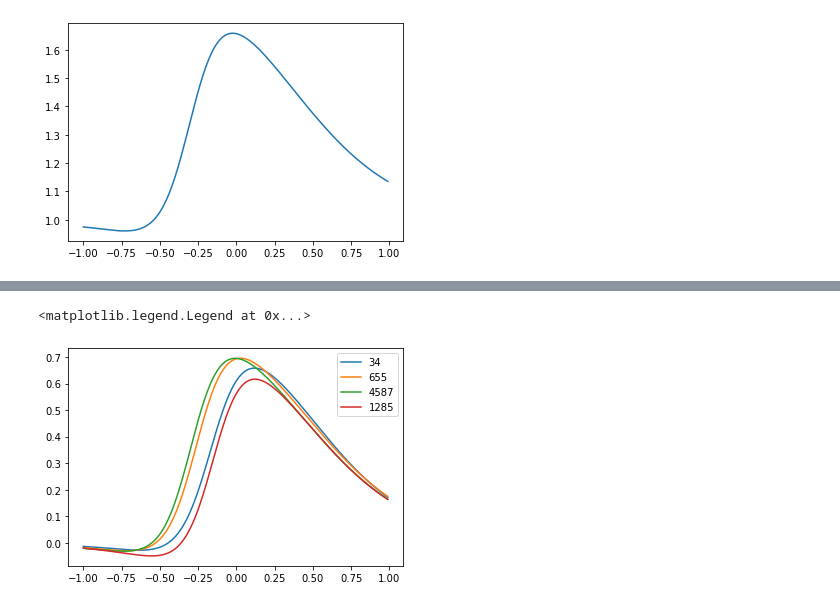
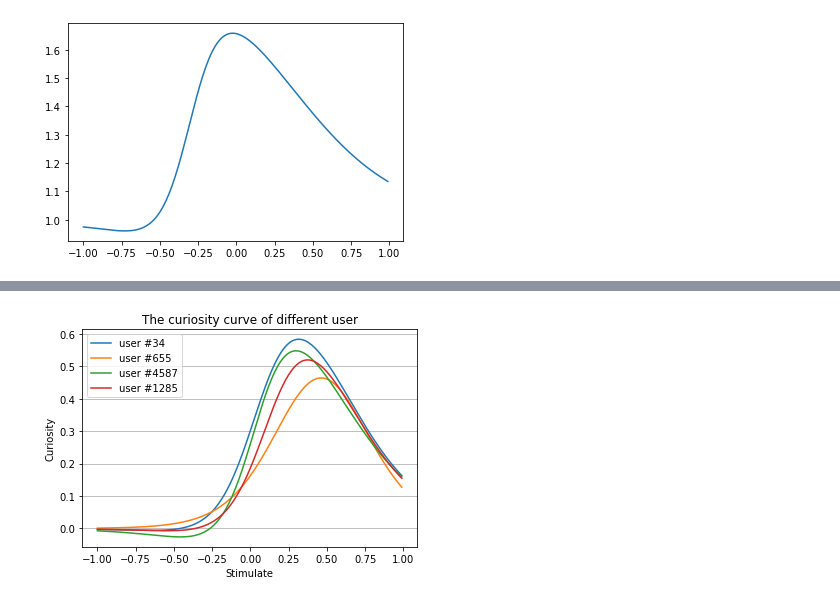
Before and after one commit to Run542968/SPCC, a Jupyter notebook: result_analysis.ipynb, the cells around one changed output, grey strips where cells are left out. Drawn from its saved outputs; the diff is of its cells as text; code cells hidden in the pictures.

```diff
--- a/result_analysis.ipynb
+++ b/result_analysis.ipynb
@@ -194,8 +211,8 @@ def Cur_compute(sti, median, slope_r, slope_p, offset,bias):
     return Cur_scores
 
 # 根据Cur模块的参数画图
-para_path='./ckpt/NCF_Cur_30/Cur_para.pkl.npy'
-user_id=1285
+para_path='./ckpt/SPCC_movie_1/Cur_para.pkl.npy'
+user_id=57
 para_lookup=np.load(para_path)
 
 alpha=1.3
@@ -211,20 +232,24 @@ plt.plot(x,y)
 # %%
 def Plot(x,y):
     plt.plot(x,y)
     plt.show()
     plt.clf()
     plt.close()
 
 user_list=[34,655,4587,1285]
 for user_id in user_list:
     median=para_lookup[user_id][0]
     mean=para_lookup[user_id][1]
     std=para_lookup[user_id][2]
     x=np.arange(-1,1,0.01)
     y=Cur_compute(x,mean,10*np.exp(-alpha*(median)),10*np.exp(-alpha*(1-median)),0.5-std,bias)
     # Plot(x,y)
     plt.plot(x,y)
-plt.legend(user_list)
+    plt.xlabel('Stimulate')
+    plt.ylabel('Curiosity')
+plt.title('The curiosity curve of different user')
+plt.legend(['user #34','user #655','user #4587','user #1285'])
+plt.grid(axis='y')
+plt.savefig('./cur.png')
 # %% [output]
-<matplotlib.legend.Legend at 0x...>
-[figure, old version]
+[figure, new version]
```
Also changed, not shown: parts of 11 cells of this notebook, 10 other files.
